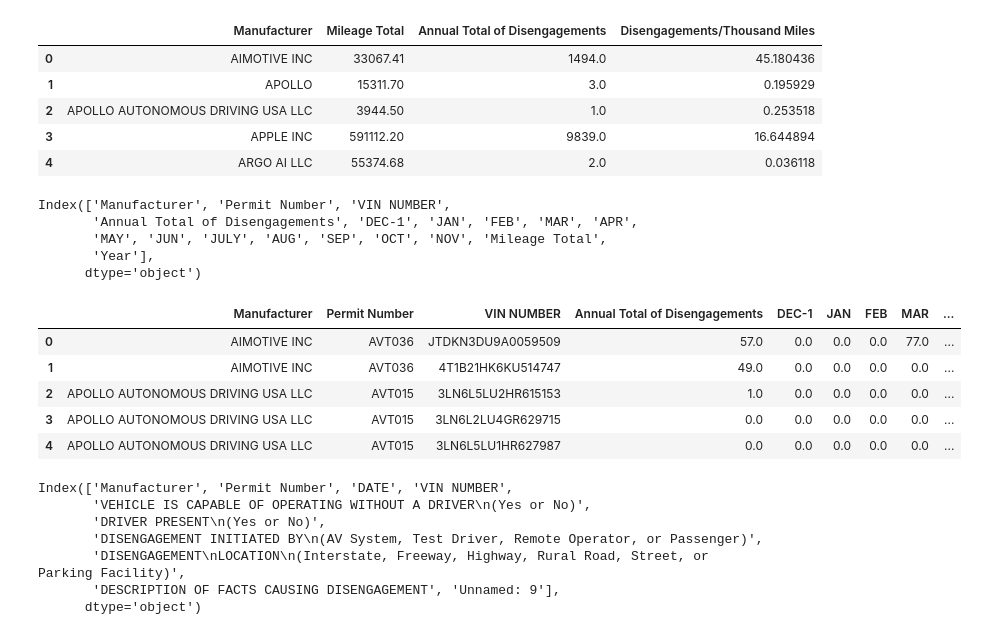
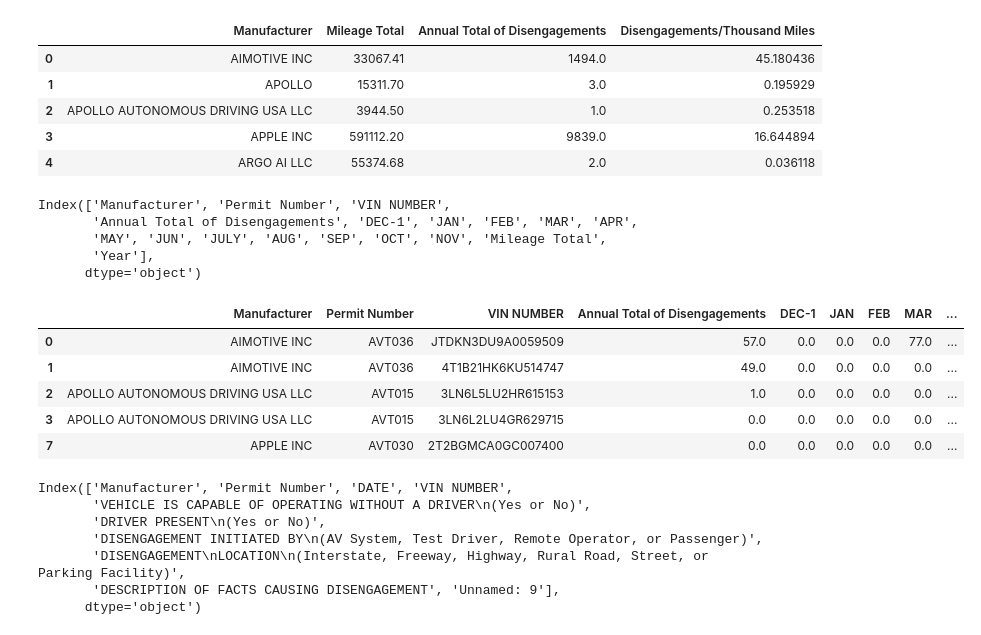
Before and after one commit to Kyle-Markwardt/self-driving-vehicles, a Jupyter notebook: main.ipynb, the cells around one changed output. Cells and saved outputs as stored; diff of their text form; code cells hidden in the pictures.

```diff
--- a/main.ipynb
+++ b/main.ipynb
@@ -353,19 +366,20 @@ fig.show()
 # %%
 # INFO: mileage_df.shape = (4360, 46)
 print(mileage_df.columns)
 mileage_df.head()
+nonzero_mileage.head()
 # %% [output]
 Index(['Manufacturer', 'Permit Number', 'VIN NUMBER',
        'Annual Total of Disengagements', 'DEC-1', 'JAN', 'FEB', 'MAR', 'APR',
        'MAY', 'JUN', 'JULY', 'AUG', 'SEP', 'OCT', 'NOV', 'Mileage Total',
        'Year'],
       dtype='object')
 |  | Manufacturer | Permit Number | VIN NUMBER | Annual Total of Disengagements | DEC-1 | JAN | FEB | MAR | ... |
 | 0 | AIMOTIVE INC | AVT036 | JTDKN3DU9A0059509 | 57.0 | 0.0 | 0.0 | 0.0 | 77.0 | ... |
 | 1 | AIMOTIVE INC | AVT036 | 4T1B21HK6KU514747 | 49.0 | 0.0 | 0.0 | 0.0 | 0.0 | ... |
 | 2 | APOLLO AUTONOMOUS DRIVING USA LLC | AVT015 | 3LN6L5LU2HR615153 | 1.0 | 0.0 | 0.0 | 0.0 | 0.0 | ... |
 | 3 | APOLLO AUTONOMOUS DRIVING USA LLC | AVT015 | 3LN6L2LU4GR629715 | 0.0 | 0.0 | 0.0 | 0.0 | 0.0 | ... |
-| 4 | APOLLO AUTONOMOUS DRIVING USA LLC | AVT015 | 3LN6L5LU1HR627987 | 0.0 | 0.0 | 0.0 | 0.0 | 0.0 | ... |
+| 7 | APPLE INC | AVT030 | 2T2BGMCA0GC007400 | 0.0 | 0.0 | 0.0 | 0.0 | 0.0 | ... |
 # %%
 # INFO: disengagement_df.shape = (23579, 10)
 print(disengagement_df.columns)
```
Also changed, not shown: parts of 2 cells of this notebook.
